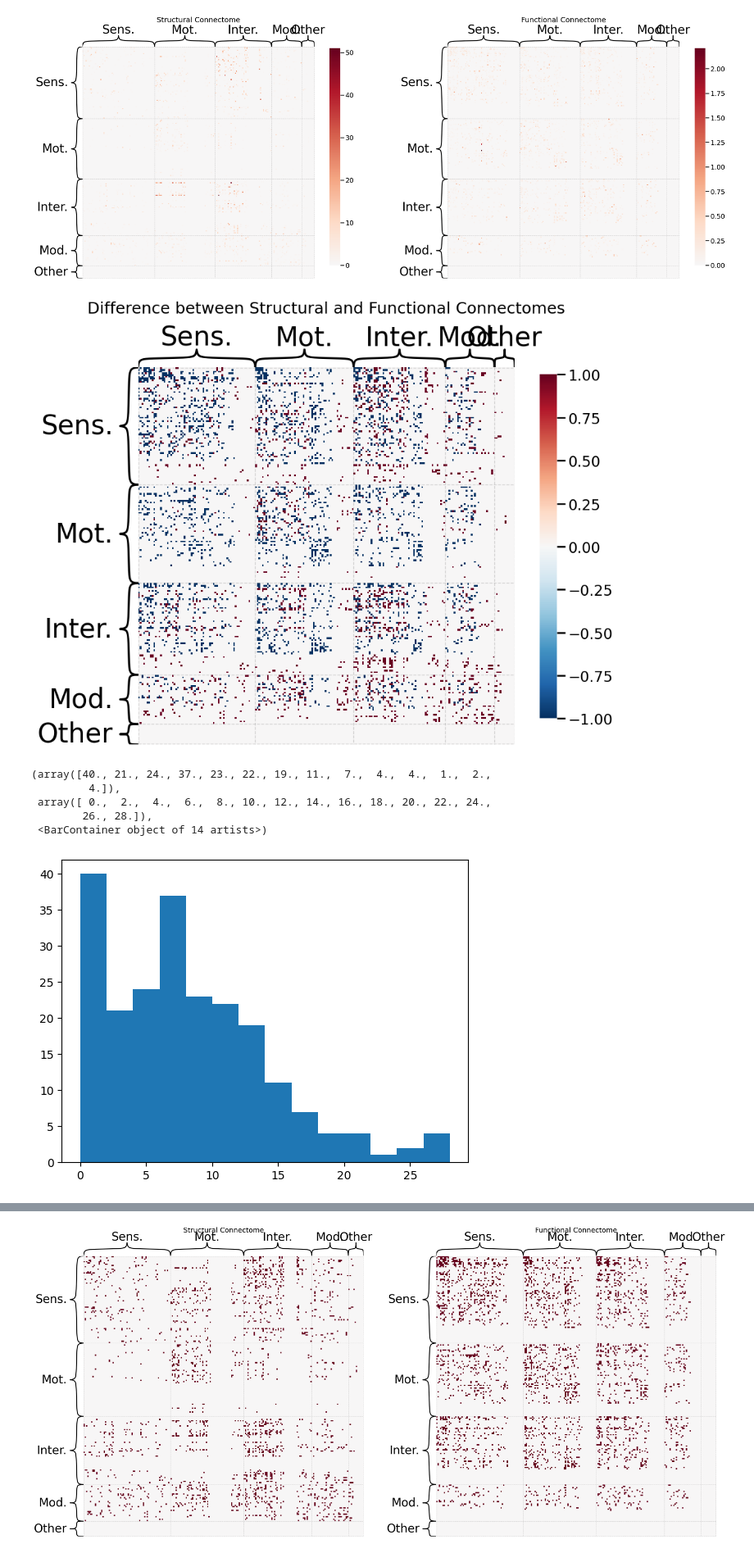
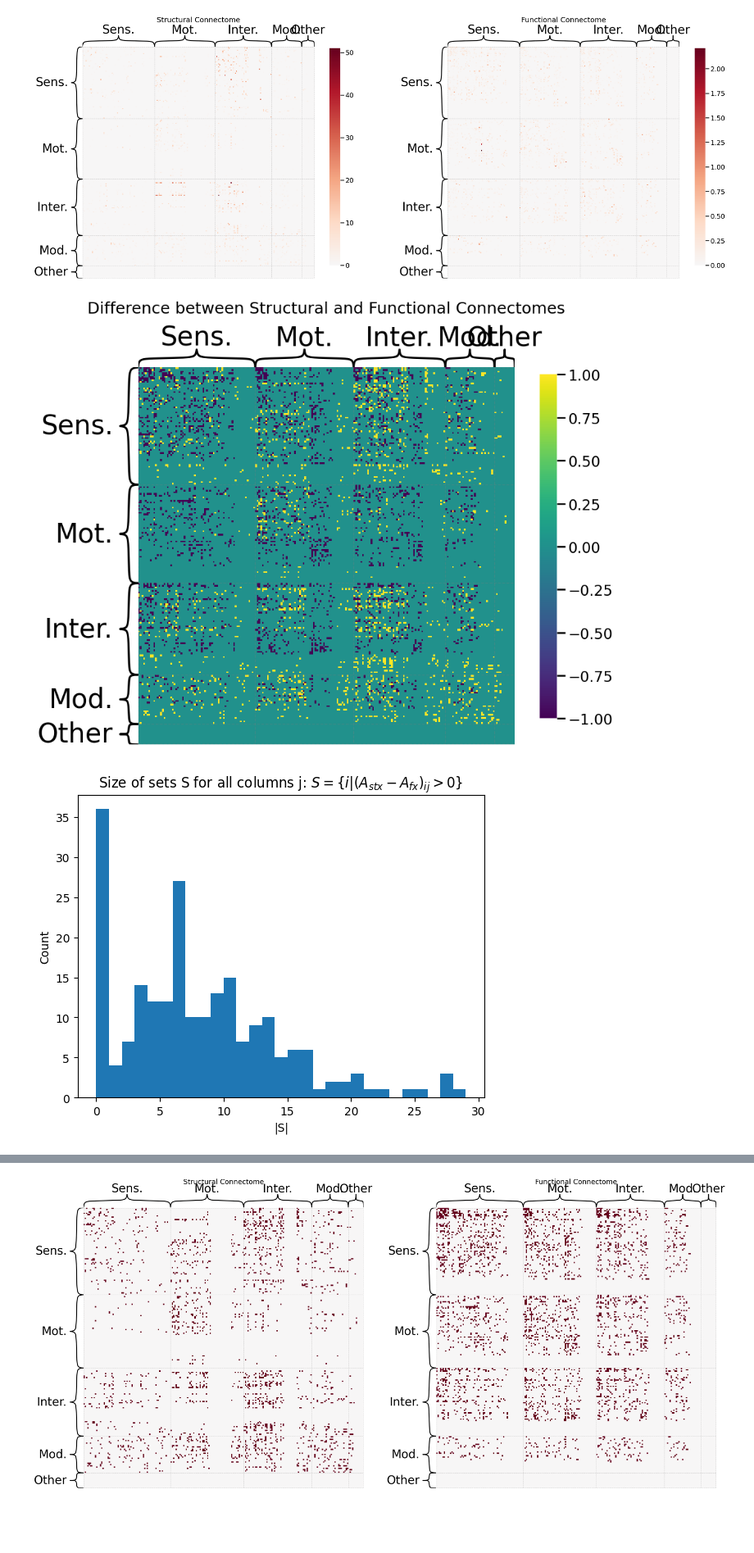
Before and after one commit to Shavit-Lab/celegans_connectome_analysis, a Jupyter notebook: networks.ipynb, the cells around one changed output, grey strips where cells are left out. Shown at 82% size. Cells and saved outputs as stored; diff of their text form; code cells hidden in the pictures; blank space fills up the shorter version.

Commit message:
added more graphs, starting hamming notebook

```diff
--- a/networks.ipynb
+++ b/networks.ipynb
@@ -91,6 +97,6 @@ nx.write_gpickle(G, 'data/new_combined_graph.gpickle')
 # %%
 # load and test
-G_loaded = nx.read_gpickle('data/new_combined_graph.gpickle')
+G_loaded = nx.read_gpickle('data/checked_combined_graph.gpickle')
 check_fx(G_loaded, fx_nodes)
 check_stx(G_loaded, stx_nodes)
 check_fx_edges(G_loaded, G_fx)
@@ -131,17 +143,17 @@ plt.show()
 bin_stx = (stx_adj > 0).astype(int)
 bin_fx = (fx_adj > 0).astype(int)
 difference_matrix = bin_stx - bin_fx
-gl.plot.heatmap(difference_matrix, inner_hier_labels=neuron_types, sort_nodes=False, title="Difference between Structural and Functional Connectomes", cbar=True)
+gl.plot.heatmap(difference_matrix, inner_hier_labels=neuron_types, sort_nodes=False, title="Difference between Structural and Functional Connectomes", cbar=True, cmap='viridis')
 plt.show()
 # %% [output]
-[figure, old version]
+[figure, new version]
 # %%
 col_sums = np.sum(difference_matrix>0, axis=0)
-plt.hist(col_sums, bins=range(0, 30, 2))
+title = "Size of sets S for all columns j: $S = \{i | (A_{stx} - A_{fx})_{ij} > 0\}$"
+plt.title(title)
+plt.hist(col_sums, bins=range(0, 30, 1))
+plt.ylabel("Count")
+plt.xlabel("|S|")
+plt.show()
 # %% [output]
-(array([40., 21., 24., 37., 23., 22., 19., 11.,  7.,  4.,  4.,  1.,  2.,
-         4.]),
- array([ 0.,  2.,  4.,  6.,  8., 10., 12., 14., 16., 18., 20., 22., 24.,
-        26., 28.]),
- <BarContainer object of 14 artists>)
-[figure, old version]
+[figure, new version]
```
Also changed, not shown: parts of 11 cells of this notebook, 1 other file.
